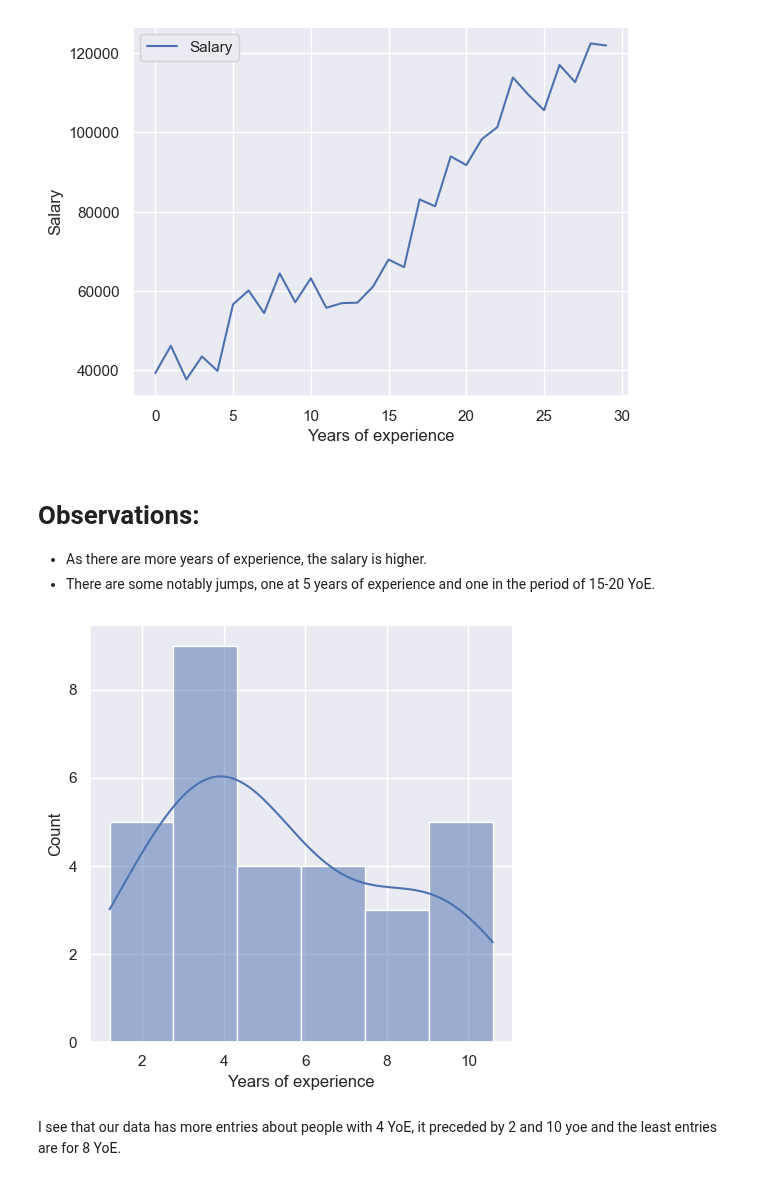
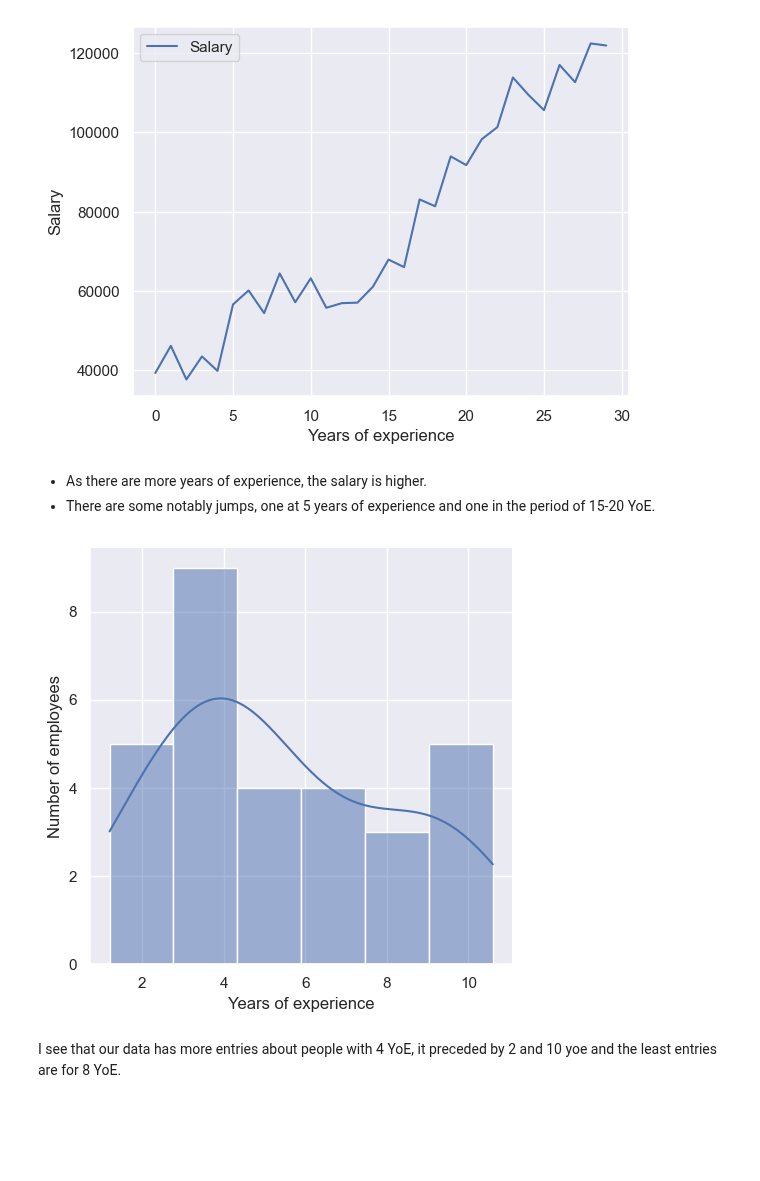
Before and after one commit to ooctavian/sigmoid-tasks, a Jupyter notebook: 02 Liniar Regression /main.ipynb, the cells around one changed output. Drawn from its saved outputs; the diff is of its cells as text; code cells hidden in the pictures; blank space fills up the shorter version.

```diff
--- a/02 Liniar Regression /main.ipynb
+++ b/02 Liniar Regression /main.ipynb
@@ -44,15 +46,15 @@ plt.show()
 # %% [output]
 [figure]
 # %% [markdown]
-# Observations:
 - As there are more years of experience, the salary is higher.
 - There are some notably jumps, one at 5 years of experience and one in the period of 15-20 YoE.
 # %%
 sns.displot(df['YearsExperience'], kde=True)
 plt.xlabel("Years of experience")
+plt.ylabel("Number of employees")
 plt.show()
 # %% [output]
-[figure, old version]
+[figure, new version]
 # %% [markdown]
 I see that our data has more entries about people with 4 YoE, it preceded by 2 and 10 yoe and the least entries are for 8 YoE.
 # %% [markdown]
```
Also changed, not shown: parts of 15 cells of this notebook.
